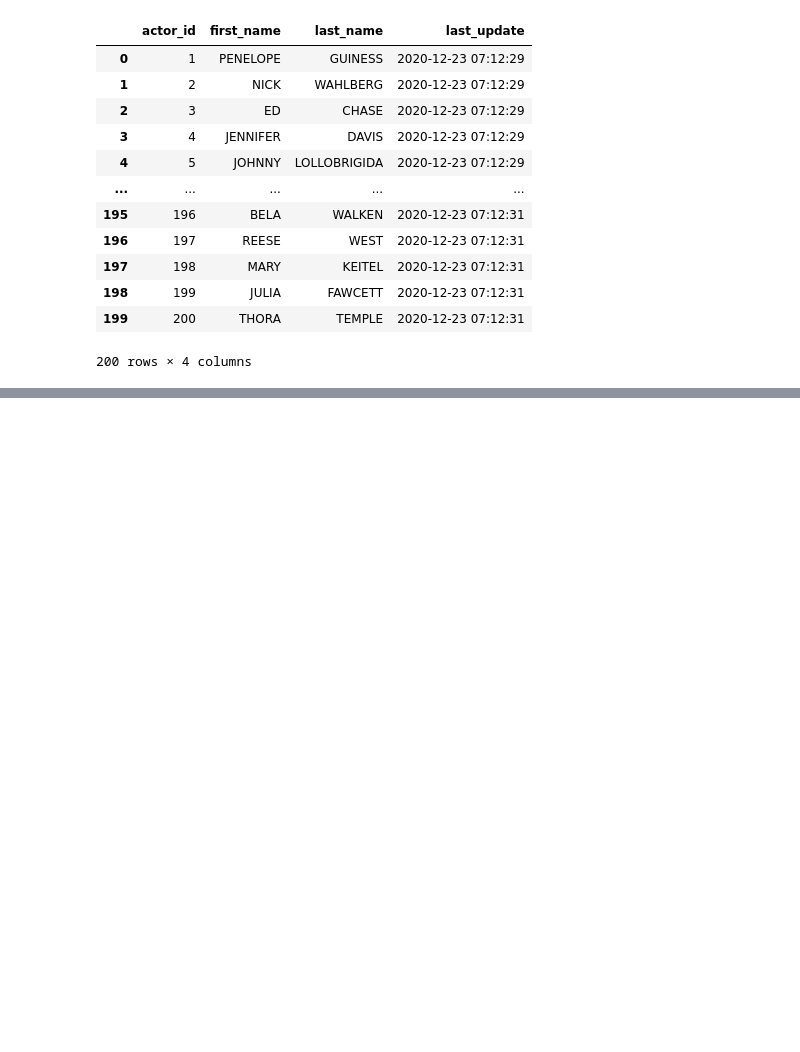
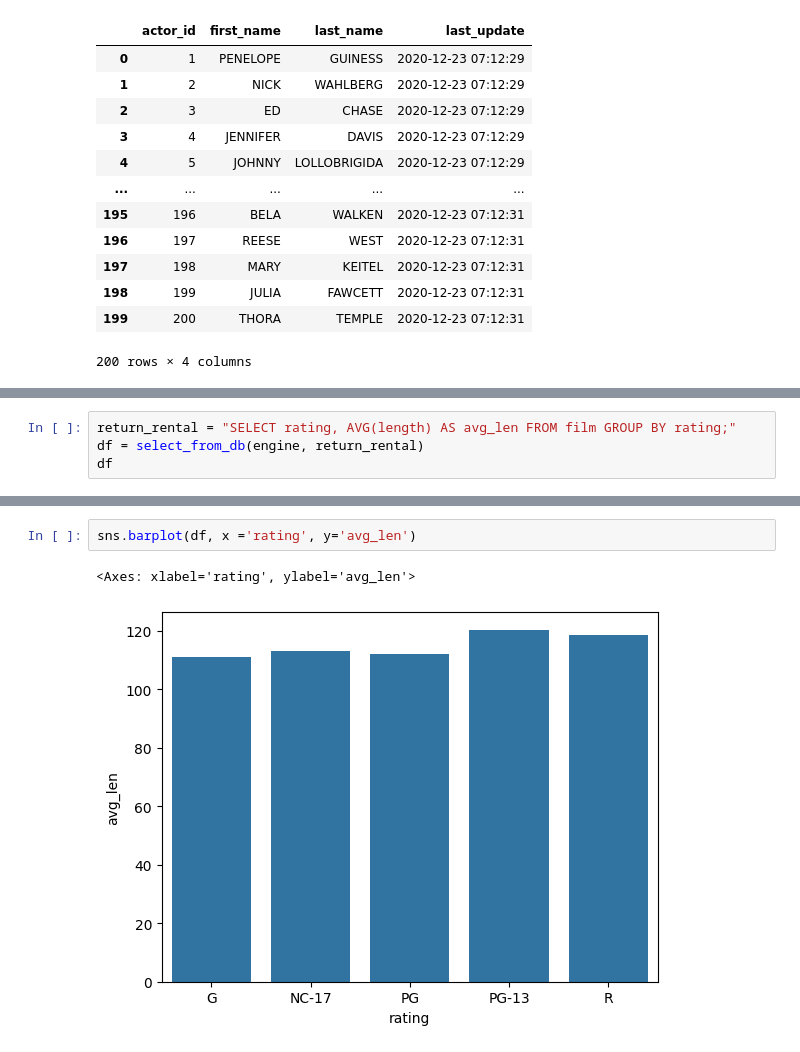
Before and after one commit to Kuriiios/sql-init, a Jupyter notebook: sql_init.ipynb, the cells around one changed output, grey strips where cells are left out. Cells and saved outputs as stored; diff of their text form; blank space fills up the shorter version.

```diff
--- a/sql_init.ipynb
+++ b/sql_init.ipynb
@@ -191,0 +239,4 @@ df
+# %%
+return_rental = "SELECT rating, AVG(length) AS avg_len FROM film GROUP BY rating;"
+df = select_from_db(engine, return_rental)
+df
@@ -191,0 +250,5 @@ df
+# %%
+sns.barplot(df, x ='rating', y='avg_len')
+# %% [output]
+<Axes: xlabel='rating', ylabel='avg_len'>
+[figure, added]
```
Also changed, not shown: parts of 18 cells of this notebook, 1 other file.
